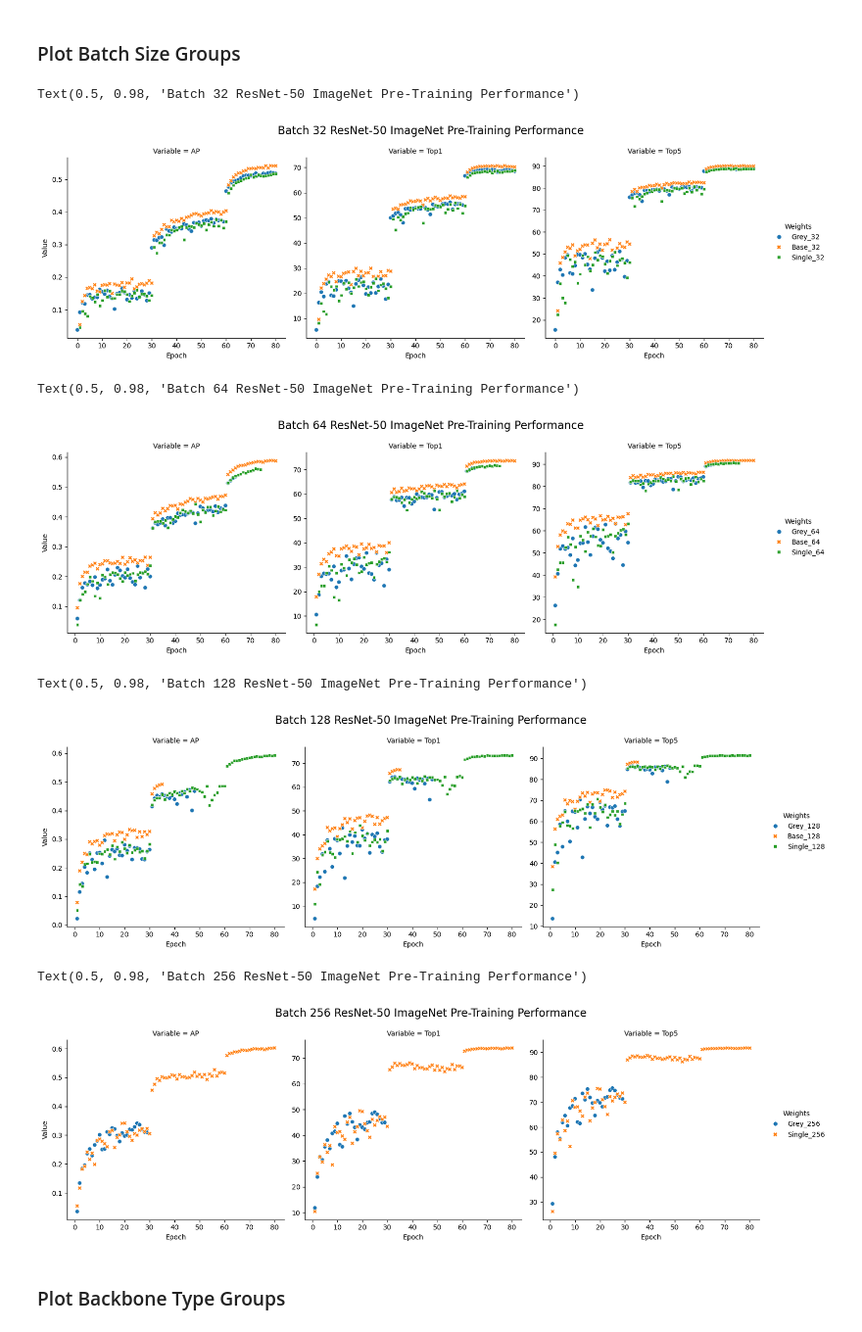
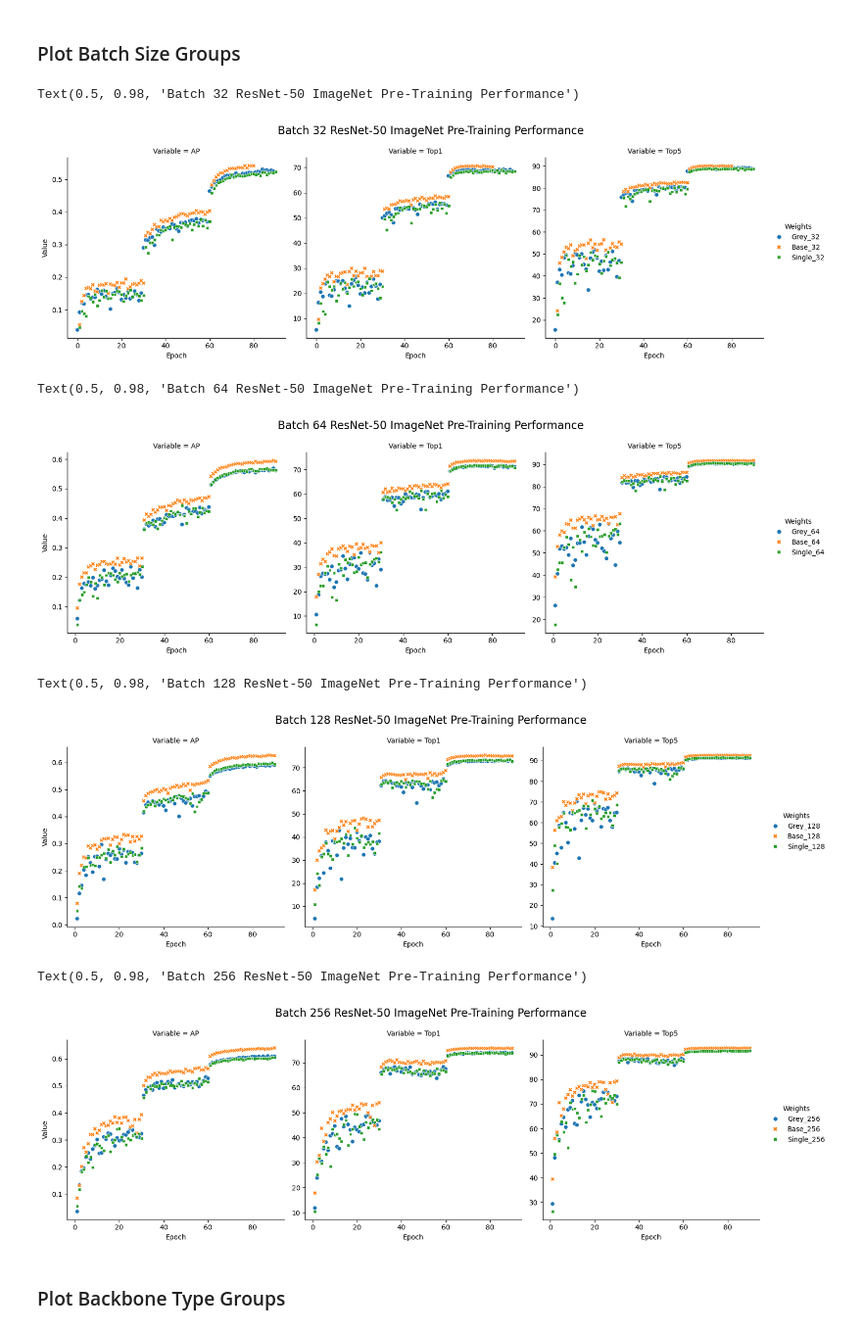
Before and after one commit to sophie-haynes/pytrain_imagenet, a Jupyter notebook: Viz_PreTrain_Metrics.ipynb, the cells around one changed output. Shown at 98% size. Saved outputs shown, nothing was run; the diff lists cells and outputs as text; code cells hidden in the pictures.

Commit message:
Add Updated Pre-Train Metric Plots

```diff
--- a/Viz_PreTrain_Metrics.ipynb
+++ b/Viz_PreTrain_Metrics.ipynb
@@ -34,6 +34,9 @@ base_gpu_64_df['Weights'] = "base_64"
 base_gpu_128_df = pd.read_csv("/home/local/data/sophie/imagenet/output/FullGPU/base_128_results.csv")
 base_gpu_128_df['Weights'] = "base_128"
 
+base_gpu_256_df = pd.read_csv("/home/local/data/sophie/imagenet/output/FullGPU/base_256_results.csv")
+base_gpu_256_df['Weights'] = "base_256"
+
 single_df = pd.read_csv("/home/local/data/sophie/imagenet/output/single_results.csv")
 single_df['Weights'] = "single_32"
 
@@ -48,8 +51,8 @@ single_gpu_256_df['Weights'] = "single_256"
 
 results_df = pd.concat([
     single_df, single_gpu_64_df, single_gpu_128_df, single_gpu_256_df,
-    base_gpu_df, base_gpu_64_df, base_gpu_128_df,
-    grey_df, grey_gpu_64_df, grey_gpu_128_df])
+    base_gpu_df, base_gpu_64_df, base_gpu_128_df, base_gpu_256_df,
+    grey_df, grey_gpu_64_df, grey_gpu_128_df, grey_gpu_256_df])
 # %%
 sns.scatterplot(data=results_df[results_df["Epoch"]<=90], x="Epoch", y="AP", hue="Weights",style="Weights")
 # %% [output]
@@ -78,6 +81,9 @@ long_base_64_gpu['Weights'] = "Base_64"
 long_base_128_gpu = base_gpu_128_df[['Epoch', 'AP', 'Top1', 'Top5']].melt(id_vars='Epoch',var_name="Variable",value_name="Value")
 long_base_128_gpu['Weights'] = "Base_128"
 
+long_base_256_gpu = base_gpu_256_df[['Epoch', 'AP', 'Top1', 'Top5']].melt(id_vars='Epoch',var_name="Variable",value_name="Value")
+long_base_256_gpu['Weights'] = "Base_256"
+
 
 long_grey = grey_df[['Epoch', 'AP', 'Top1', 'Top5']].melt(id_vars='Epoch',var_name="Variable",value_name="Value")
 long_grey['Weights'] = "Grey_32"
@@ -93,7 +99,7 @@ long_grey_256_gpu['Weights'] = "Grey_256"
 
 
 long_results = pd.concat([long_grey, long_grey_64_gpu, long_grey_128_gpu, long_grey_256_gpu,
-                          long_base_gpu, long_base_64_gpu, long_base_128_gpu,
+                          long_base_gpu, long_base_64_gpu, long_base_128_gpu, long_base_256_gpu,
                           long_single, long_single_64_gpu,long_single_128_gpu,long_single_256_gpu])
 long_results['Weight_Group'] = long_results['Weights'].apply(lambda x: "Grey" if "Grey" in x else "Base" if "Base" in x else "Single")
 # long_results = pd.concat([long_grey,long_base,long_base_gpu])
@@ -151,37 +157,37 @@ Text(0.5, 0.98, 'ResNet-50 ImageNet Pre-Training Performance')
 # %% [markdown]
 ### Plot Batch Size Groups
 # %%
-metricplot = sns.relplot(data=long_results.query("('Single_32' in Weights | 'Grey_32' in Weights | 'Base_32' in Weights ) & Epoch <= 80"), x="Epoch", y="Value", hue="Weights", col = "Variable", \
+metricplot = sns.relplot(data=long_results.query("('Single_32' in Weights | 'Grey_32' in Weights | 'Base_32' in Weights ) & Epoch <= 90"), x="Epoch", y="Value", hue="Weights", col = "Variable", \
                          facet_kws={'sharey': False, 'sharex': True}, style="Weights", kind="scatter")
 metricplot.fig.subplots_adjust(top=.85)
 metricplot.fig.suptitle('Batch 32 ResNet-50 ImageNet Pre-Training Performance', fontsize=16,)# weight='bold')
 # %% [output]
 Text(0.5, 0.98, 'Batch 32 ResNet-50 ImageNet Pre-Training Performance')
-[figure, old version]
+[figure, new version]
 # %%
-metricplot = sns.relplot(data=long_results.query("('Single_64' in Weights | 'Grey_64' in Weights | 'Base_64' in Weights ) & Epoch <= 80"), x="Epoch", y="Value", hue="Weights", col = "Variable", \
+metricplot = sns.relplot(data=long_results.query("('Single_64' in Weights | 'Grey_64' in Weights | 'Base_64' in Weights ) & Epoch <= 90"), x="Epoch", y="Value", hue="Weights", col = "Variable", \
                          facet_kws={'sharey': False, 'sharex': True}, style="Weights", kind="scatter")
 metricplot.fig.subplots_adjust(top=.85)
 metricplot.fig.suptitle('Batch 64 ResNet-50 ImageNet Pre-Training Performance', fontsize=16,)# weight='bold')
 # %% [output]
 Text(0.5, 0.98, 'Batch 64 ResNet-50 ImageNet Pre-Training Performance')
-[figure, old version]
+[figure, new version]
 # %%
-metricplot = sns.relplot(data=long_results.query("('Single_128' in Weights | 'Grey_128' in Weights | 'Base_128' in Weights ) & Epoch <= 80"), x="Epoch", y="Value", hue="Weights", col = "Variable", \
+metricplot = sns.relplot(data=long_results.query("('Single_128' in Weights | 'Grey_128' in Weights | 'Base_128' in Weights ) & Epoch <= 90"), x="Epoch", y="Value", hue="Weights", col = "Variable", \
                          facet_kws={'sharey': False, 'sharex': True}, style="Weights", kind="scatter")
 metricplot.fig.subplots_adjust(top=.85)
 metricplot.fig.suptitle('Batch 128 ResNet-50 ImageNet Pre-Training Performance', fontsize=16,)# weight='bold')
 # %% [output]
 Text(0.5, 0.98, 'Batch 128 ResNet-50 ImageNet Pre-Training Performance')
-[figure, old version]
+[figure, new version]
 # %%
-metricplot = sns.relplot(data=long_results.query("('Single_256' in Weights | 'Grey_256' in Weights | 'Base_256' in Weights ) & Epoch <= 80"), x="Epoch", y="Value", hue="Weights", col = "Variable", \
+metricplot = sns.relplot(data=long_results.query("('Single_256' in Weights | 'Grey_256' in Weights | 'Base_256' in Weights ) & Epoch <= 90"), x="Epoch", y="Value", hue="Weights", col = "Variable", \
                          facet_kws={'sharey': False, 'sharex': True}, style="Weights", kind="scatter")
 metricplot.fig.subplots_adjust(top=.85)
 metricplot.fig.suptitle('Batch 256 ResNet-50 ImageNet Pre-Training Performance', fontsize=16,)# weight='bold')
 # %% [output]
 Text(0.5, 0.98, 'Batch 256 ResNet-50 ImageNet Pre-Training Performance')
-[figure, old version]
+[figure, new version]
 # %% [markdown]
 ### Plot Backbone Type Groups
 # %%
```
Also changed, not shown: parts of 5 cells of this notebook.
